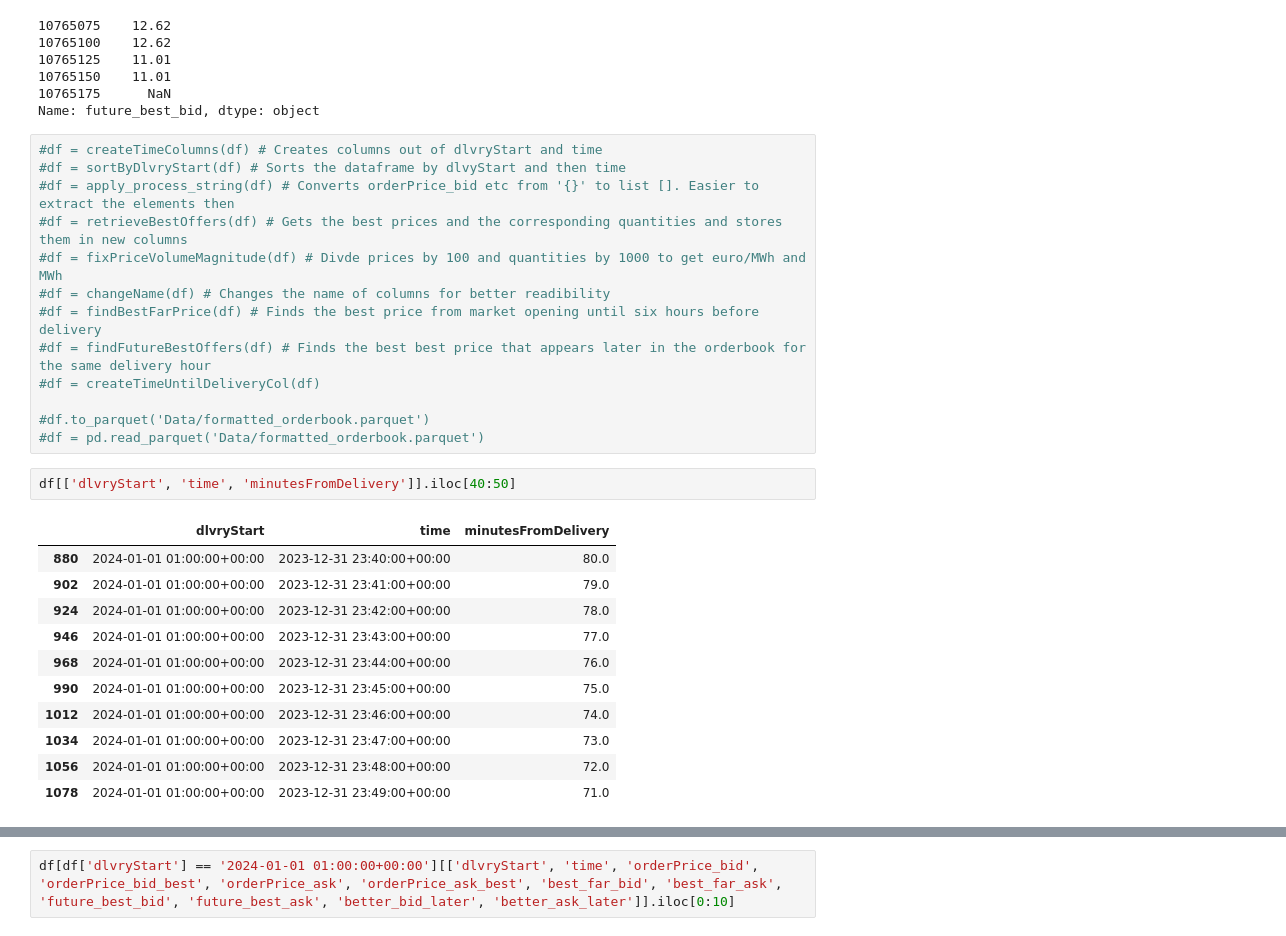
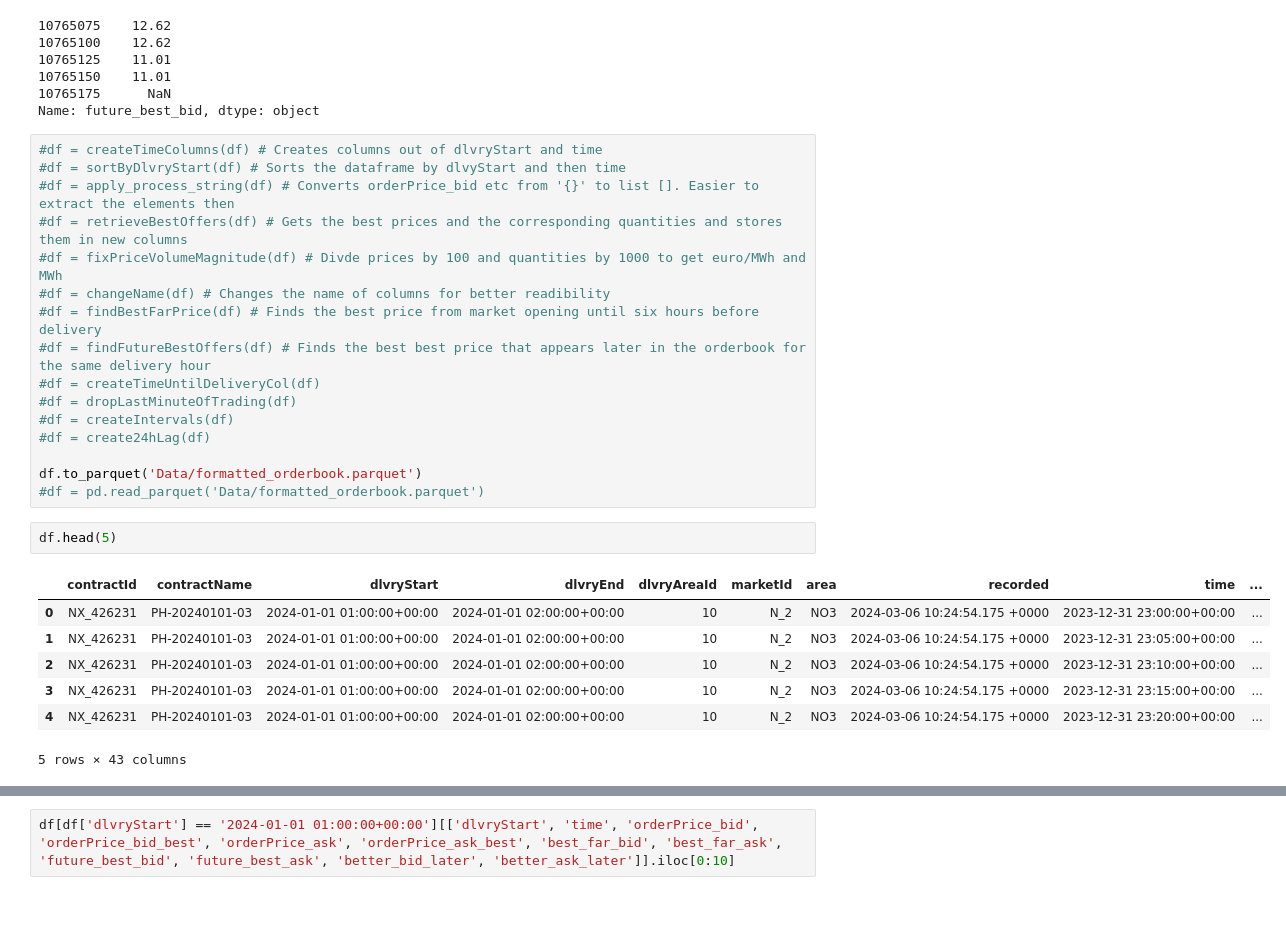
Before and after one commit to axelandreassen/Forecasting-ID-prices, a Jupyter notebook: DataPrep.ipynb, the cells around one changed output, grey strips where cells are left out. Cells and saved outputs as stored; diff of their text form; blank space fills up the shorter version.

```diff
--- a/DataPrep.ipynb
+++ b/DataPrep.ipynb
@@ -372,20 +409,19 @@ Name: future_best_bid, dtype: object
 #df = findBestFarPrice(df) # Finds the best price from market opening until six hours before delivery
 #df = findFutureBestOffers(df) # Finds the best best price that appears later in the orderbook for the same delivery hour
 #df = createTimeUntilDeliveryCol(df)
+#df = dropLastMinuteOfTrading(df)
+#df = createIntervals(df)
+#df = create24hLag(df)
 
-#df.to_parquet('Data/formatted_orderbook.parquet')
+df.to_parquet('Data/formatted_orderbook.parquet')
 #df = pd.read_parquet('Data/formatted_orderbook.parquet')
-# %%
-df[['dlvryStart', 'time', 'minutesFromDelivery']].iloc[40:50]
-# %% [output]
-|  | dlvryStart | time | minutesFromDelivery |
-| 880 | 2024-01-01 01:00:00+00:00 | 2023-12-31 23:40:00+00:00 | 80.0 |
-| 902 | 2024-01-01 01:00:00+00:00 | 2023-12-31 23:41:00+00:00 | 79.0 |
-| 924 | 2024-01-01 01:00:00+00:00 | 2023-12-31 23:42:00+00:00 | 78.0 |
-| 946 | 2024-01-01 01:00:00+00:00 | 2023-12-31 23:43:00+00:00 | 77.0 |
-| 968 | 2024-01-01 01:00:00+00:00 | 2023-12-31 23:44:00+00:00 | 76.0 |
-| 990 | 2024-01-01 01:00:00+00:00 | 2023-12-31 23:45:00+00:00 | 75.0 |
-| 1012 | 2024-01-01 01:00:00+00:00 | 2023-12-31 23:46:00+00:00 | 74.0 |
-| 1034 | 2024-01-01 01:00:00+00:00 | 2023-12-31 23:47:00+00:00 | 73.0 |
-| 1056 | 2024-01-01 01:00:00+00:00 | 2023-12-31 23:48:00+00:00 | 72.0 |
-| 1078 | 2024-01-01 01:00:00+00:00 | 2023-12-31 23:49:00+00:00 | 71.0 |
+# %%
+df.head(5)
+# %% [output]
+|  | contractId | contractName | dlvryStart | dlvryEnd | dlvryAreaId | marketId | area | recorded | time | ... |
+| 0 | NX_426231 | PH-20240101-03 | 2024-01-01 01:00:00+00:00 | 2024-01-01 02:00:00+00:00 | 10 | N_2 | NO3 | 2024-03-06 10:24:54.175 +0000 | 2023-12-31 23:00:00+00:00 | ... |
+| 1 | NX_426231 | PH-20240101-03 | 2024-01-01 01:00:00+00:00 | 2024-01-01 02:00:00+00:00 | 10 | N_2 | NO3 | 2024-03-06 10:24:54.175 +0000 | 2023-12-31 23:05:00+00:00 | ... |
+| 2 | NX_426231 | PH-20240101-03 | 2024-01-01 01:00:00+00:00 | 2024-01-01 02:00:00+00:00 | 10 | N_2 | NO3 | 2024-03-06 10:24:54.175 +0000 | 2023-12-31 23:10:00+00:00 | ... |
+| 3 | NX_426231 | PH-20240101-03 | 2024-01-01 01:00:00+00:00 | 2024-01-01 02:00:00+00:00 | 10 | N_2 | NO3 | 2024-03-06 10:24:54.175 +0000 | 2023-12-31 23:15:00+00:00 | ... |
+| 4 | NX_426231 | PH-20240101-03 | 2024-01-01 01:00:00+00:00 | 2024-01-01 02:00:00+00:00 | 10 | N_2 | NO3 | 2024-03-06 10:24:54.175 +0000 | 2023-12-31 23:20:00+00:00 | ... |
+5 rows × 43 columns
```
Also changed, not shown: parts of 17 cells of this notebook.
